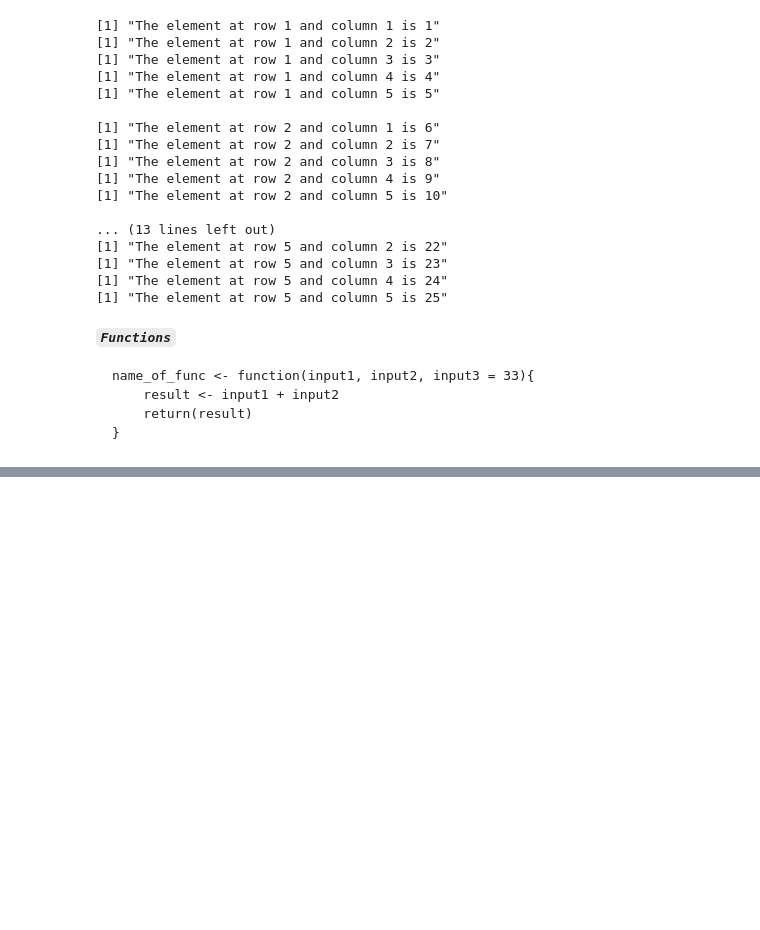
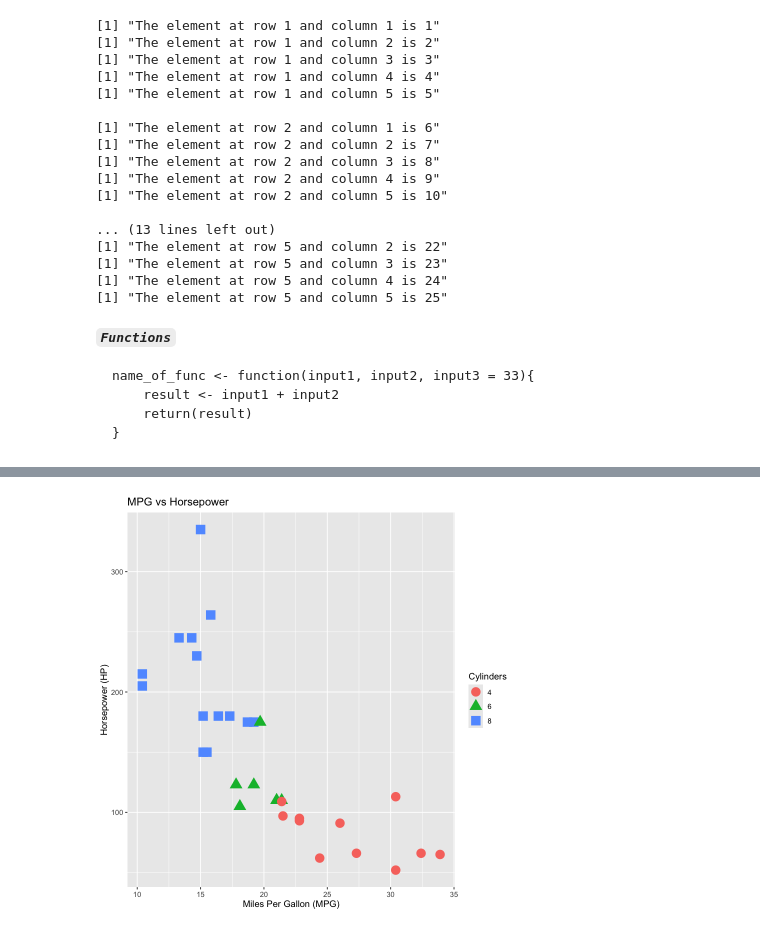
Before and after one commit to nkr1108/DSMLwithR, a Jupyter notebook: programming_R.ipynb, the cells around one changed output, grey strips where cells are left out. Cells and saved outputs as stored; diff of their text form; code cells hidden in the pictures; blank space fills up the shorter version.

```diff
--- a/programming_R.ipynb
+++ b/programming_R.ipynb
@@ -1066,0 +1440,13 @@ name_of_func <- function(input1, input2, input3 = 33){
+# %%
+# data and asthetics layer
+pl <- ggplot(mtcars,aes(x=mpg,y=hp))
+
+# Geometry layer - scatterplot
+# pl2 <- pl + geom_point(aes(size=factor(cyl)))
+pl2 <- pl + geom_point(aes(shape=factor(cyl),color=factor(cyl)),size=5)
+
+pl3 <- pl2 + labs(title='MPG vs Horsepower', x='Miles Per Gallon (MPG)', y='Horsepower (HP)', color='Cylinders', shape='Cylinders')
+
+print(pl3)
+# %% [output]
+[figure, added]
```
Also changed, not shown: parts of 49 cells of this notebook.
